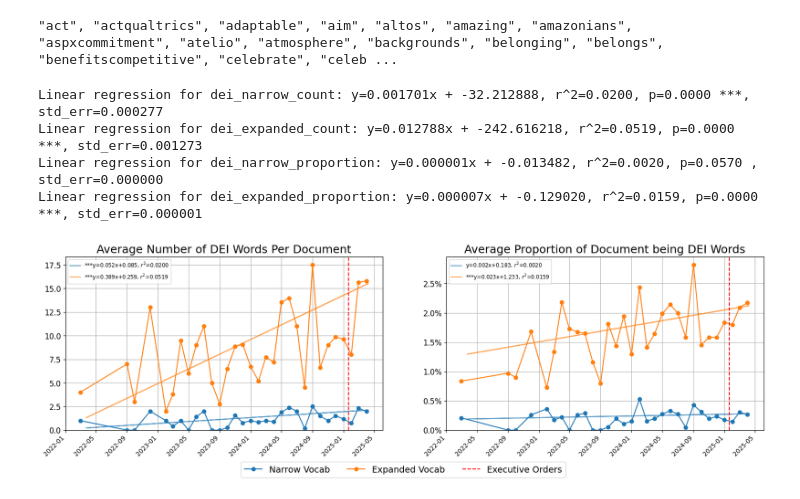
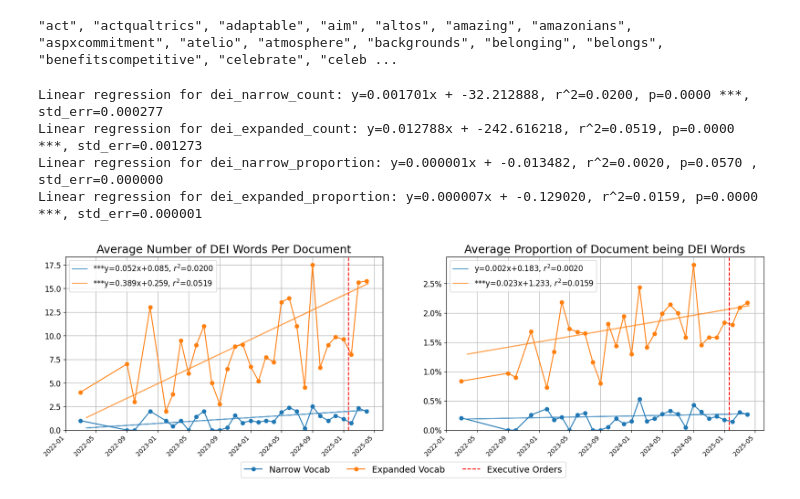
Before and after one commit to evelynyee/jobs_dei, a Jupyter notebook: prelim.ipynb, the cells around one changed output. Drawn from its saved outputs; the diff is of its cells as text; code cells hidden in the pictures.

Commit message:
fix legend font size

```diff
--- a/prelim.ipynb
+++ b/prelim.ipynb
@@ -297,36 +297,36 @@ for i, (metric1, metric2) in enumerate(metrics_pairs):
             b_start *= 100
         fit, = ax_i.plot(x_nums, y_fit, color=color, alpha = 0.7, label=f'{significance}y={m_monthly:.3f}x{"+" if b_start > 0 else ""}{b_start:.3f}, $r^2$={r_value**2:.4f}')
         fit_lines.append(fit)
-    ax_i.legend(handles=fit_lines, loc='upper left', fontsize='small')
+    ax_i.legend(handles=fit_lines, loc='upper left', fontsize=12)
 
 
     ax_i.set_title(f'Average {"Number of DEI Words Per Document" if "count" in metric1 else "Proportion of Document being DEI Words"}', fontsize=18)
     # ax_i.set_xlabel('Date')
     ax_i.set_xlim(left=start_date)
     plt.setp( ax_i.xaxis.get_majorticklabels(), rotation=45, ha="right" )
 
     ax_i.set_ylim(bottom=0)
     if 'proportion' in metric1: # convert decimal tick labels to percent
         ax_i.set_yticklabels([f"{t*100:.1f}%" for t in ax_i.get_yticks()])
     ax_i.tick_params(axis='y', labelsize=12)
     # ax_i.set_ylabel(f'Average {"# Occurrences" if "count" in metric1 else "Proportion of Words"}', fontsize=16)
     ax_i.grid()
     # ax_i.legend(fontsize=14)
     # add eo date line
     eo = ax_i.axvline(eo_datetime, color='red', linestyle='--')
     global_handles['Executive Orders'] = eo
 handles, labels = ax[0].get_legend_handles_labels()
 fig.legend(handles=list(global_handles.values()),
            labels=list(global_handles.keys()),
            ncol=len(global_handles),
            loc='lower center',
            bbox_to_anchor=(0.5, -0.12),
            fontsize=14,)
 plt.savefig('figures/word_counts.png', bbox_inches='tight')
 plt.show()
 # %% [output]
 Linear regression for dei_narrow_count: y=0.001701x + -32.212888, r^2=0.0200, p=0.0000 ***, std_err=0.000277
 Linear regression for dei_expanded_count: y=0.012788x + -242.616218, r^2=0.0519, p=0.0000 ***, std_err=0.001273
 Linear regression for dei_narrow_proportion: y=0.000001x + -0.013482, r^2=0.0020, p=0.0570 , std_err=0.000000
 Linear regression for dei_expanded_proportion: y=0.000007x + -0.129020, r^2=0.0159, p=0.0000 ***, std_err=0.000001
-[figure, old version]
+[figure, new version]
```
Also changed, not shown: 1 other file.
